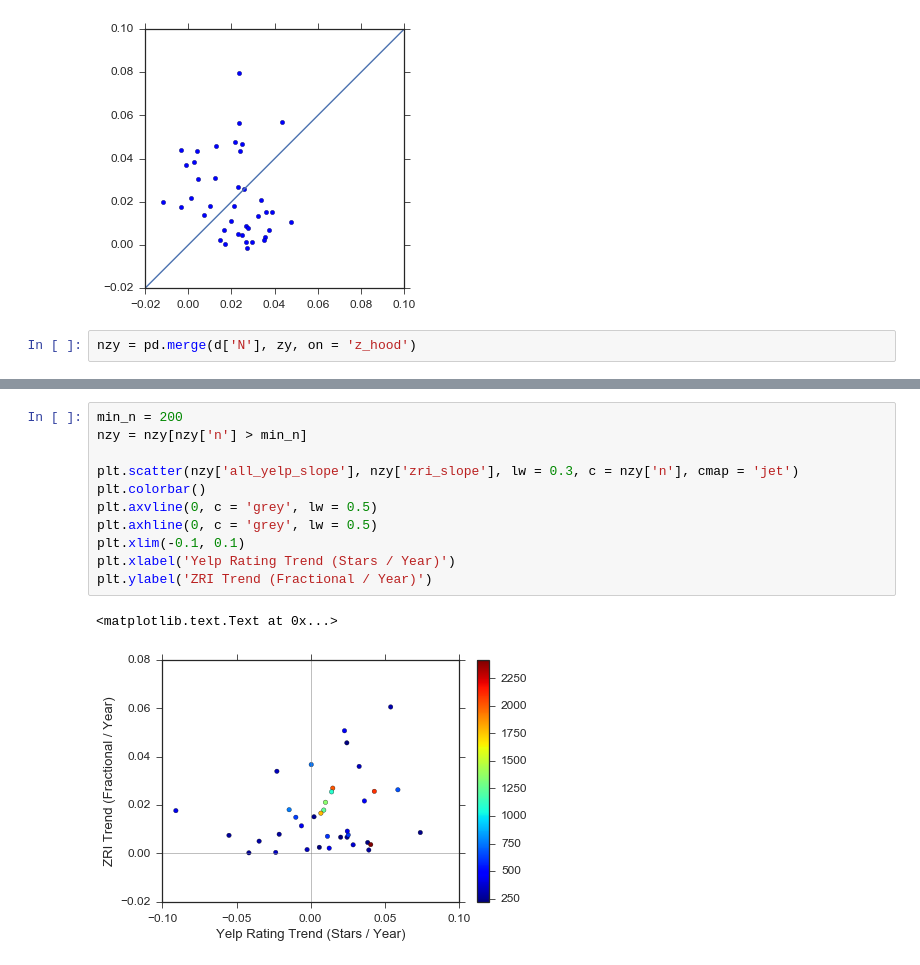
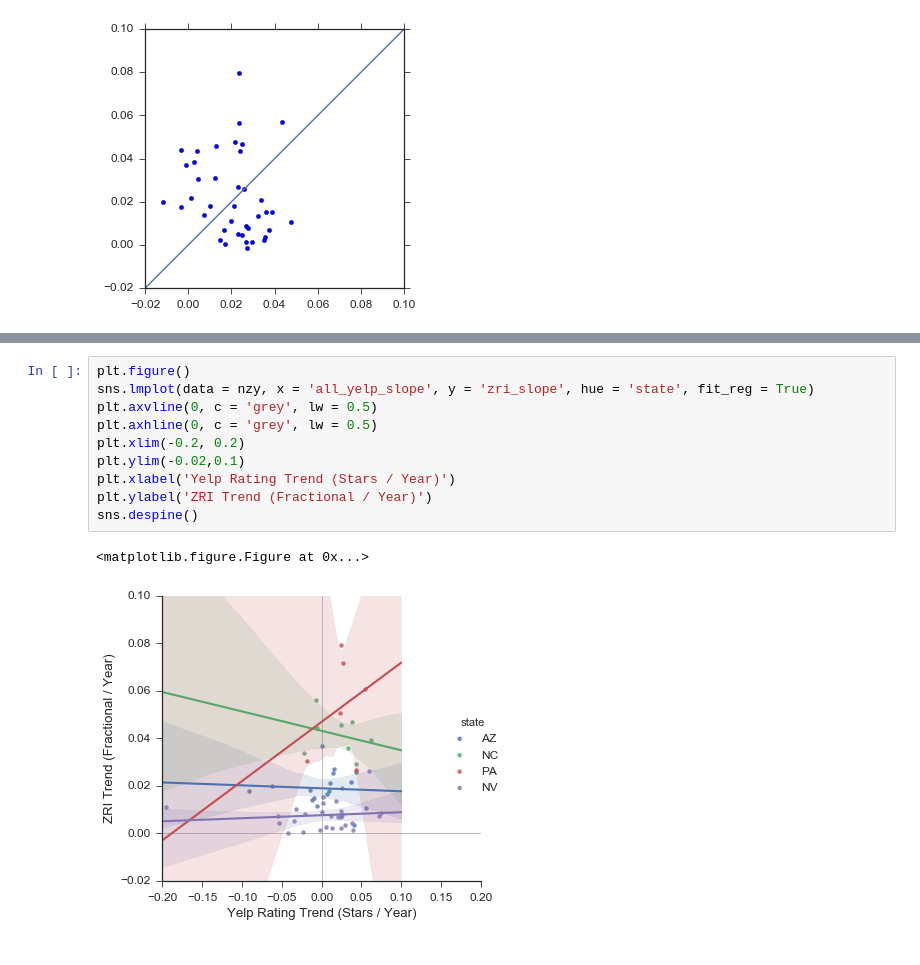
Before and after one commit to zihaoxu/jac_project, a Jupyter notebook: yelp_zillow.ipynb, the cells around one changed output, grey strips where cells are left out. Drawn from its saved outputs; the diff is of its cells as text.

```diff
--- a/yelp_zillow.ipynb
+++ b/yelp_zillow.ipynb
@@ -986,5 +965,3 @@ plt.ylim(-0.02, 0.10)
 plt.gca().set_aspect('equal')
 # %% [output]
 [figure]
-# %%
-nzy = pd.merge(d['N'], zy, on = 'z_hood')
@@ -1012,14 +968,13 @@ zy
 # %%
-min_n = 200
-nzy = nzy[nzy['n'] > min_n]
-
-plt.scatter(nzy['all_yelp_slope'], nzy['zri_slope'], lw = 0.3, c = nzy['n'], cmap = 'jet')
-plt.colorbar()
+plt.figure()
+sns.lmplot(data = nzy, x = 'all_yelp_slope', y = 'zri_slope', hue = 'state', fit_reg = True)
 plt.axvline(0, c = 'grey', lw = 0.5)
 plt.axhline(0, c = 'grey', lw = 0.5)
-plt.xlim(-0.1, 0.1)
+plt.xlim(-0.2, 0.2)
+plt.ylim(-0.02,0.1)
 plt.xlabel('Yelp Rating Trend (Stars / Year)')
 plt.ylabel('ZRI Trend (Fractional / Year)')
+sns.despine()
 # %% [output]
-<matplotlib.text.Text at 0x...>
+<matplotlib.figure.Figure at 0x...>
-[figure, old version]
+[figure, new version]
```
Also changed, not shown: parts of 23 cells of this notebook.
